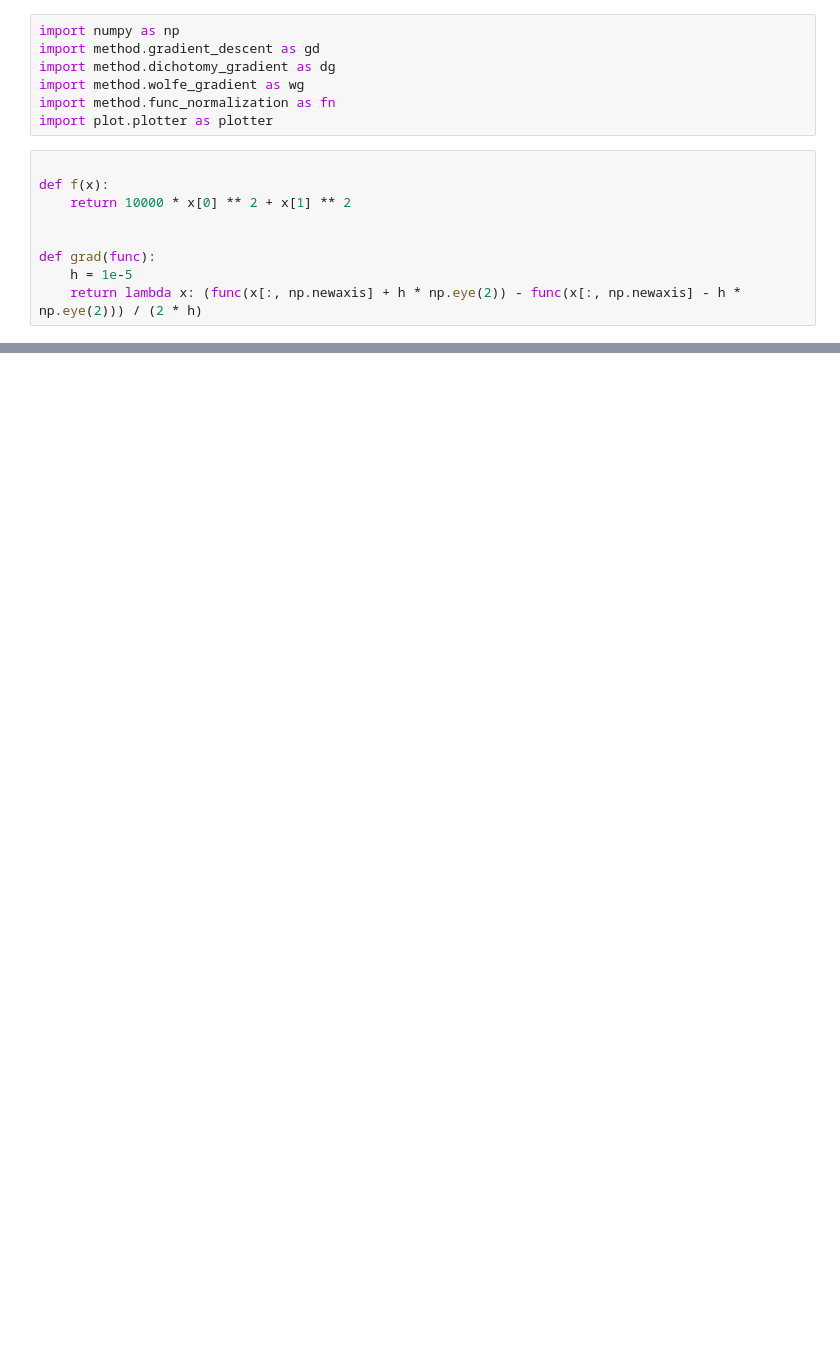
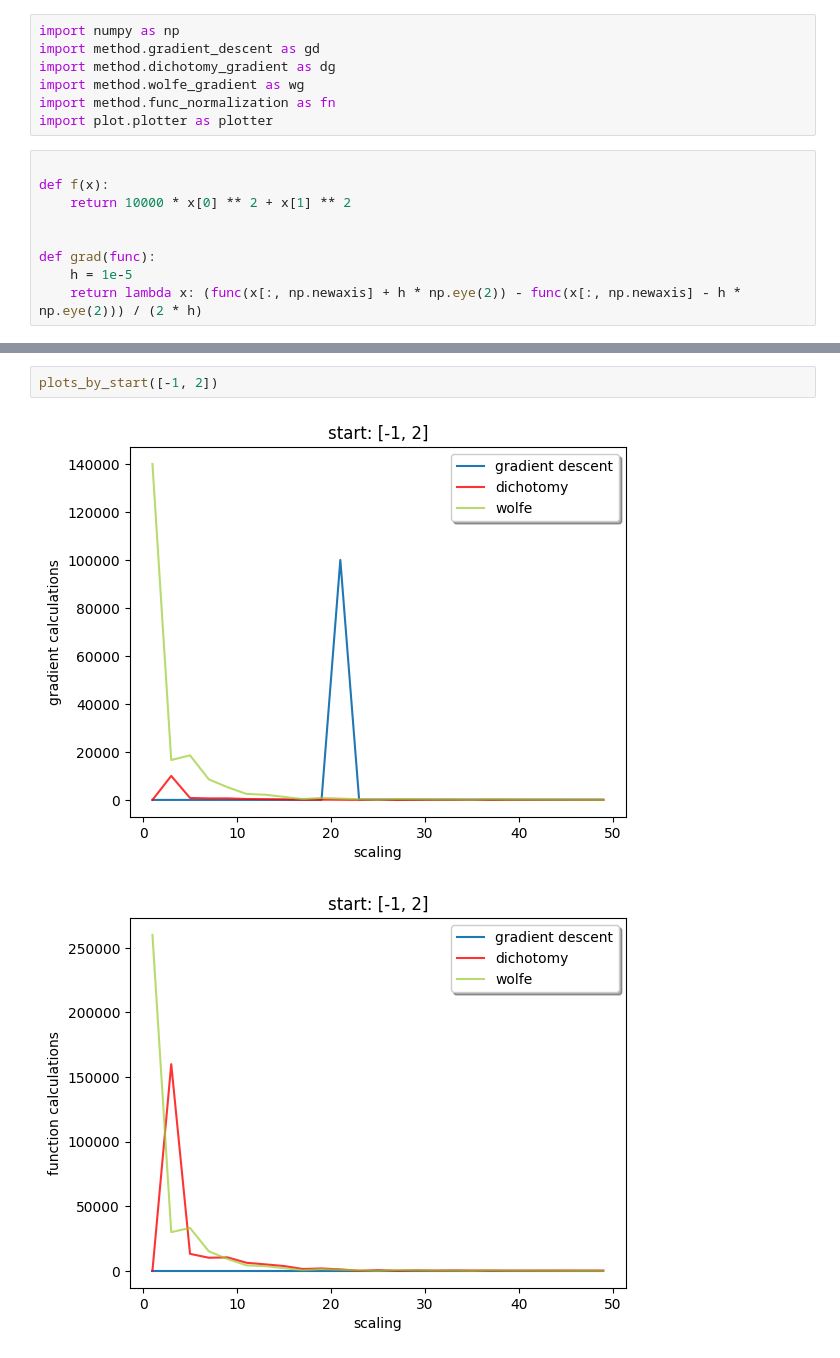
Before and after one commit to ivashka27/met_opt_danya3, a Jupyter notebook: lab1/scaling_research.ipynb, the cells around one changed output, grey strips where cells are left out. Cells and saved outputs as stored; diff of their text form; blank space fills up the shorter version.

```diff
--- a/lab1/scaling_research.ipynb
+++ b/lab1/scaling_research.ipynb
@@ -53,0 +57,5 @@ get_data([1,1])
+# %%
+plots_by_start([-1, 2])
+# %% [output]
+[figure, added]
+[figure, added]
```
Also changed, not shown: parts of 7 cells of this notebook, 2 other files.
